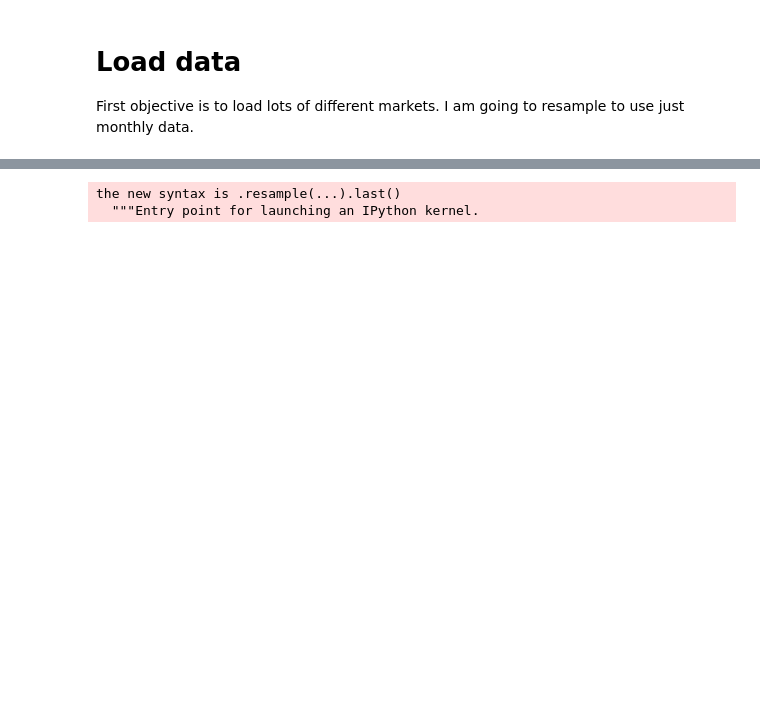
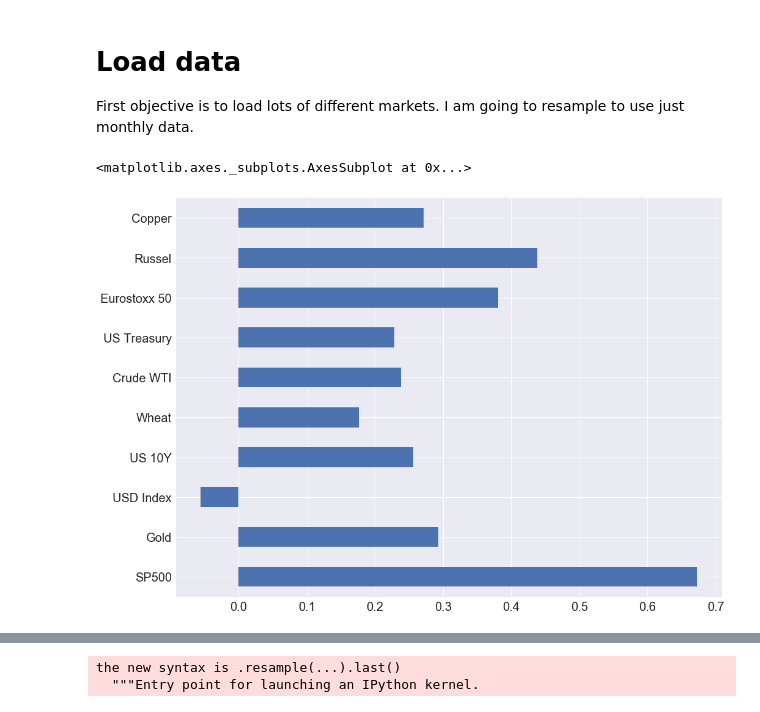
Before and after one commit to mrefermat/quant_finance, a Jupyter notebook: portfolio_construction_sept18_meetup.ipynb, the cells around one changed output, grey strips where cells are left out. Cells and saved outputs as stored; diff of their text form; code cells hidden in the pictures; blank space fills up the shorter version.

```diff
--- a/portfolio_construction_sept18_meetup.ipynb
+++ b/portfolio_construction_sept18_meetup.ipynb
@@ -40,0 +57,5 @@ df['US Treasury']=quandl.get("CHRIS/CME_TY1", authtoken=token).Settle
+# %%
+calc_Sharpe(pct_rtns).plot(kind='barh')
+# %% [output]
+<matplotlib.axes._subplots.AxesSubplot at 0x...>
+[figure, added]
```
Also changed, not shown: parts of 33 cells of this notebook, 4 other files.
